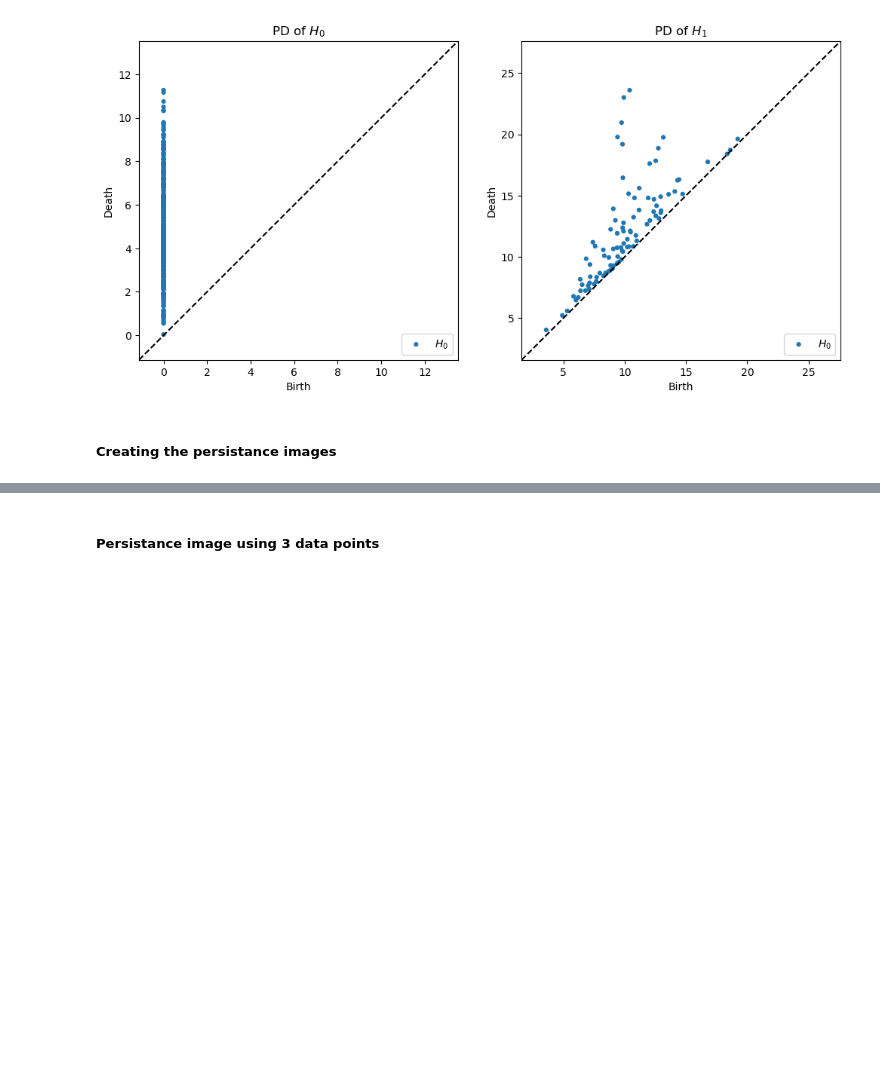
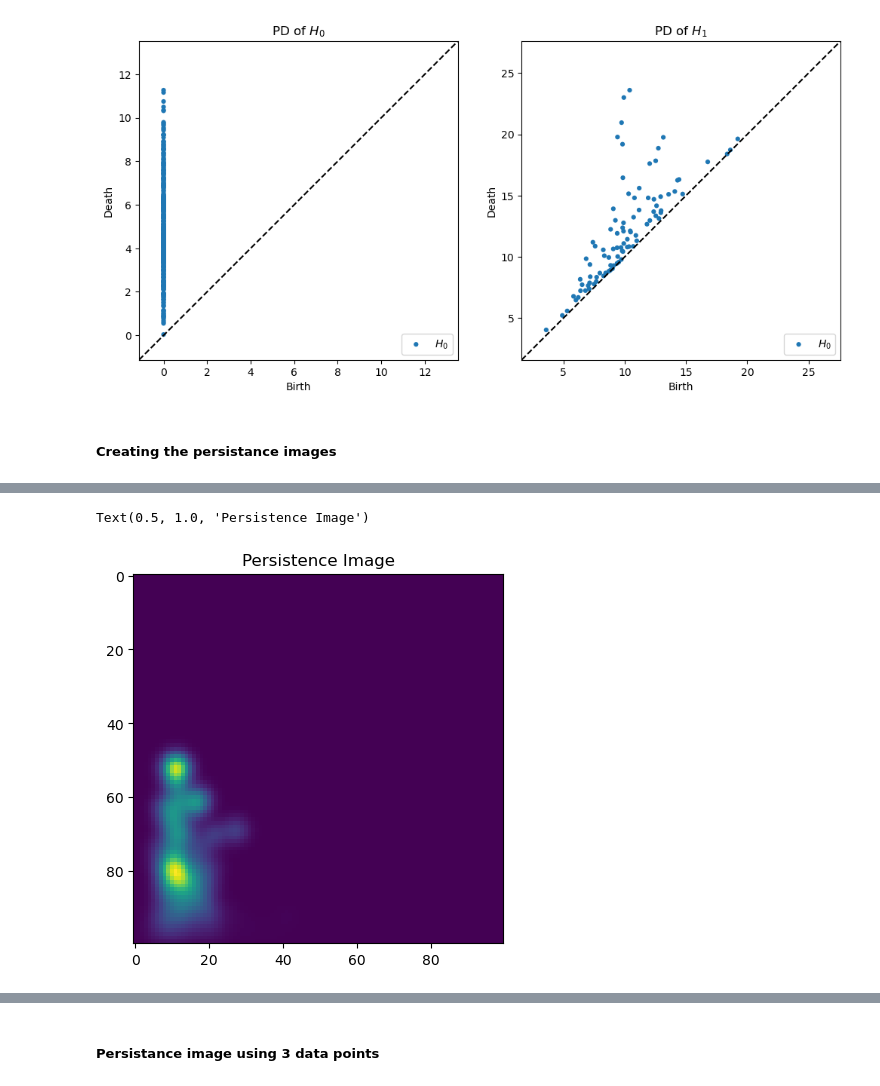
Before and after one commit to hashansl/ornl-svi-data-processing, a Jupyter notebook: weighting_function_experiments_2.ipynb, the cells around one changed output, grey strips where cells are left out. Drawn from its saved outputs; the diff is of its cells as text; code cells hidden in the pictures; blank space fills up the shorter version.

```diff
--- a/weighting_function_experiments_2.ipynb
+++ b/weighting_function_experiments_2.ipynb
@@ -126,0 +231,14 @@ plt.show()
+# %%
+PI = gd.representations.PersistenceImage(bandwidth=1e-4, weight=lambda x: x[1]**2,
+                                         im_range=[0,.004,0,.004], resolution=[100,100])
+
+# PI = gd.representations.PersistenceImage(bandwidth=1e-4, weight=lambda x: 1, \
+#                                          im_range=[0,.004,0,.004], resolution=[100,100])
+# %%
+pi = PI.fit_transform([acX.persistence_intervals_in_dimension(1)])
+# %%
+plt.imshow(np.flip(np.reshape(pi[0], [100,100]), 0))
+plt.title("Persistence Image")
+# %% [output]
+Text(0.5, 1.0, 'Persistence Image')
+[figure, added]
```
Also changed, not shown: parts of 53 cells of this notebook.
